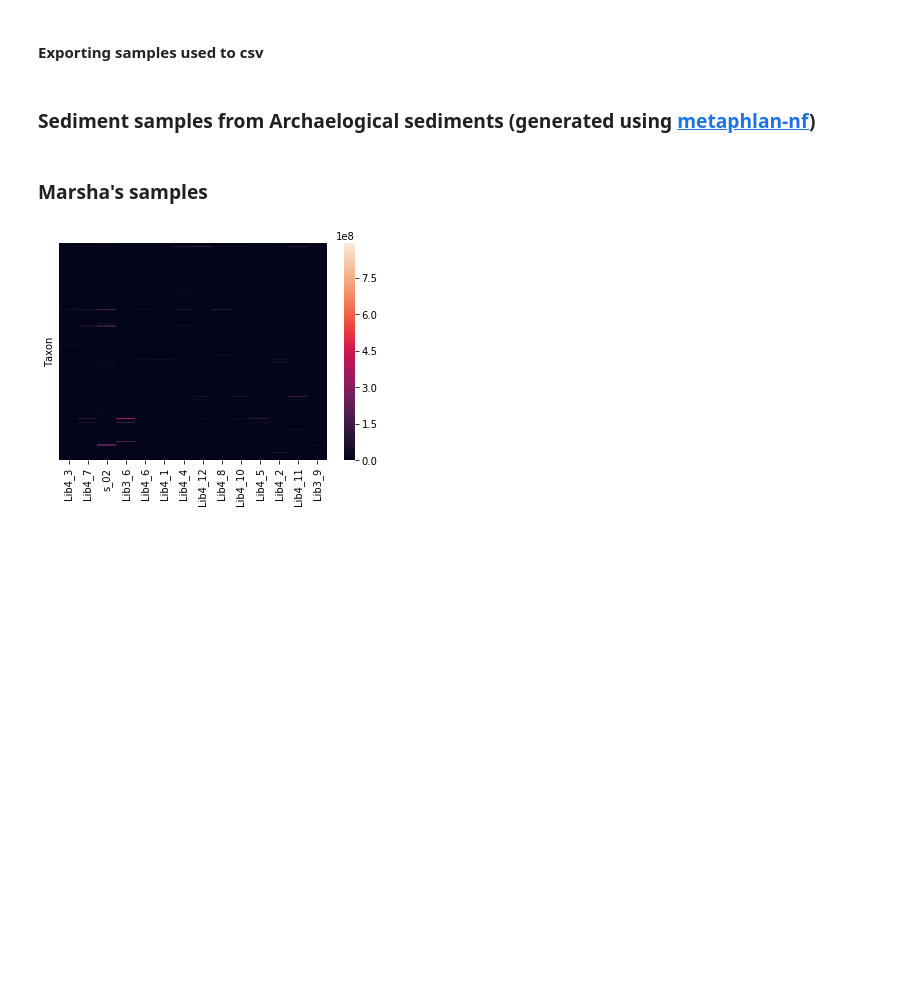
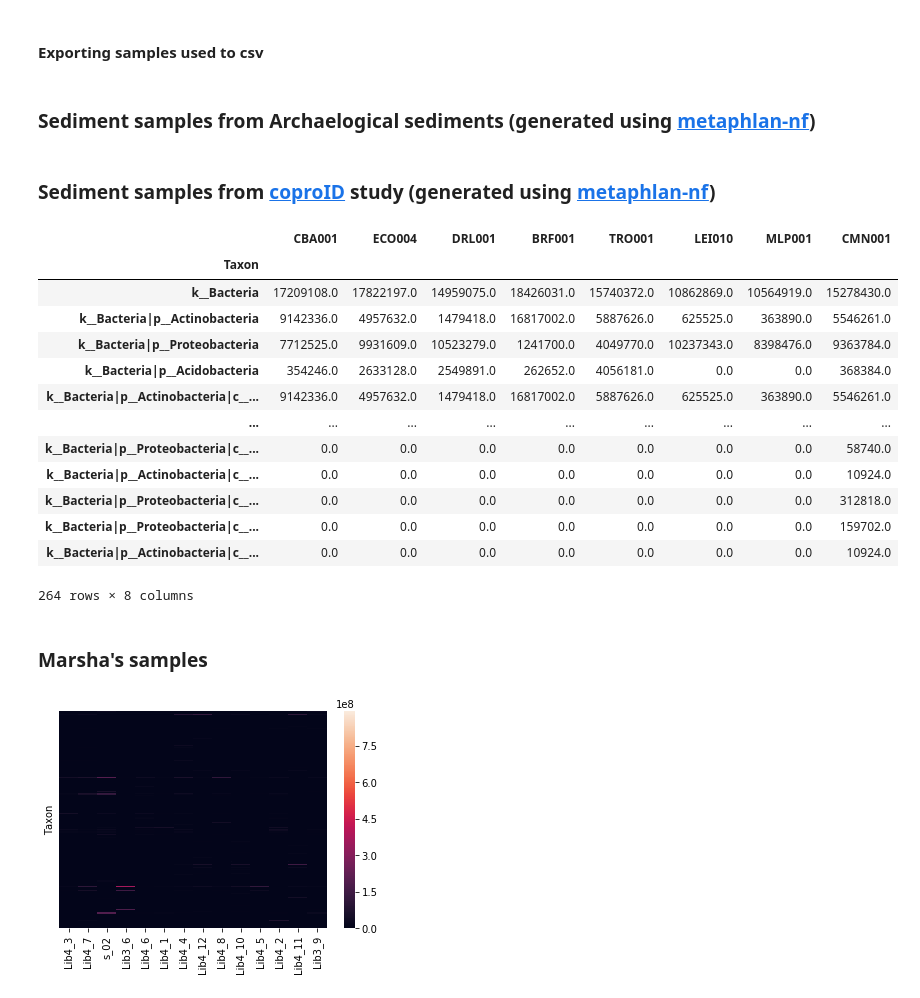
Before and after one commit to maxibor/wibowo_kostic_coprolite, a Jupyter notebook: create_st2_inputs.ipynb, the cells around one changed output. Saved outputs shown, nothing was run; the diff lists cells and outputs as text; code cells hidden in the pictures; blank space fills up the shorter version.

Commit message:
add coproid_sediments

```diff
--- a/create_st2_inputs.ipynb
+++ b/create_st2_inputs.ipynb
@@ -49,6 +49,27 @@ used_samples.to_csv("curated_metagenomics_data.csv")
 ### Sediment samples from Archaelogical sediments (generated using [metaphlan-nf](https://github.com/maxibor/metaphlan-nf))
 # %%
 sediment_count = pd.read_csv("PRJEB18629/data/sediment_count.csv", index_col=1).drop("Unnamed: 0", 1).sample(40, axis=1, random_state=42)
+# %% [markdown]
+### Sediment samples from [coproID](https://peerj.com/articles/9001/) study (generated using [metaphlan-nf](https://github.com/maxibor/metaphlan-nf))
+# %%
+coproid_sedi = pd.read_csv("coproid_sediments/metaphlan_taxon_table.csv", index_col=1).drop("Unnamed: 0", 1).rename(columns={'ECO004_D0101_SG1_1_S0':'ECO004'})
+# %%
+coproid_sedi
+# %% [output]
+|  | CBA001 | ECO004 | DRL001 | BRF001 | TRO001 | LEI010 | MLP001 | CMN001 |
+| Taxon |  |  |  |  |  |  |  |  |
+| k__Bacteria | 17209108.0 | 17822197.0 | 14959075.0 | 18426031.0 | 15740372.0 | 10862869.0 | 10564919.0 | 15278430.0 |
+| k__Bacteria|p__Actinobacteria | 9142336.0 | 4957632.0 | 1479418.0 | 16817002.0 | 5887626.0 | 625525.0 | 363890.0 | 5546261.0 |
+| k__Bacteria|p__Proteobacteria | 7712525.0 | 9931609.0 | 10523279.0 | 1241700.0 | 4049770.0 | 10237343.0 | 8398476.0 | 9363784.0 |
+| k__Bacteria|p__Acidobacteria | 354246.0 | 2633128.0 | 2549891.0 | 262652.0 | 4056181.0 | 0.0 | 0.0 | 368384.0 |
+| k__Bacteria|p__Actinobacteria|c__... | 9142336.0 | 4957632.0 | 1479418.0 | 16817002.0 | 5887626.0 | 625525.0 | 363890.0 | 5546261.0 |
+| ... | ... | ... | ... | ... | ... | ... | ... | ... |
+| k__Bacteria|p__Proteobacteria|c__... | 0.0 | 0.0 | 0.0 | 0.0 | 0.0 | 0.0 | 0.0 | 58740.0 |
+| k__Bacteria|p__Actinobacteria|c__... | 0.0 | 0.0 | 0.0 | 0.0 | 0.0 | 0.0 | 0.0 | 10924.0 |
+| k__Bacteria|p__Proteobacteria|c__... | 0.0 | 0.0 | 0.0 | 0.0 | 0.0 | 0.0 | 0.0 | 312818.0 |
+| k__Bacteria|p__Proteobacteria|c__... | 0.0 | 0.0 | 0.0 | 0.0 | 0.0 | 0.0 | 0.0 | 159702.0 |
+| k__Bacteria|p__Actinobacteria|c__... | 0.0 | 0.0 | 0.0 | 0.0 | 0.0 | 0.0 | 0.0 | 10924.0 |
+264 rows × 8 columns
 # %% [markdown]
 ### Marsha's samples
 # %%
```
Also changed, not shown: parts of 14 cells of this notebook, 16 other files.
